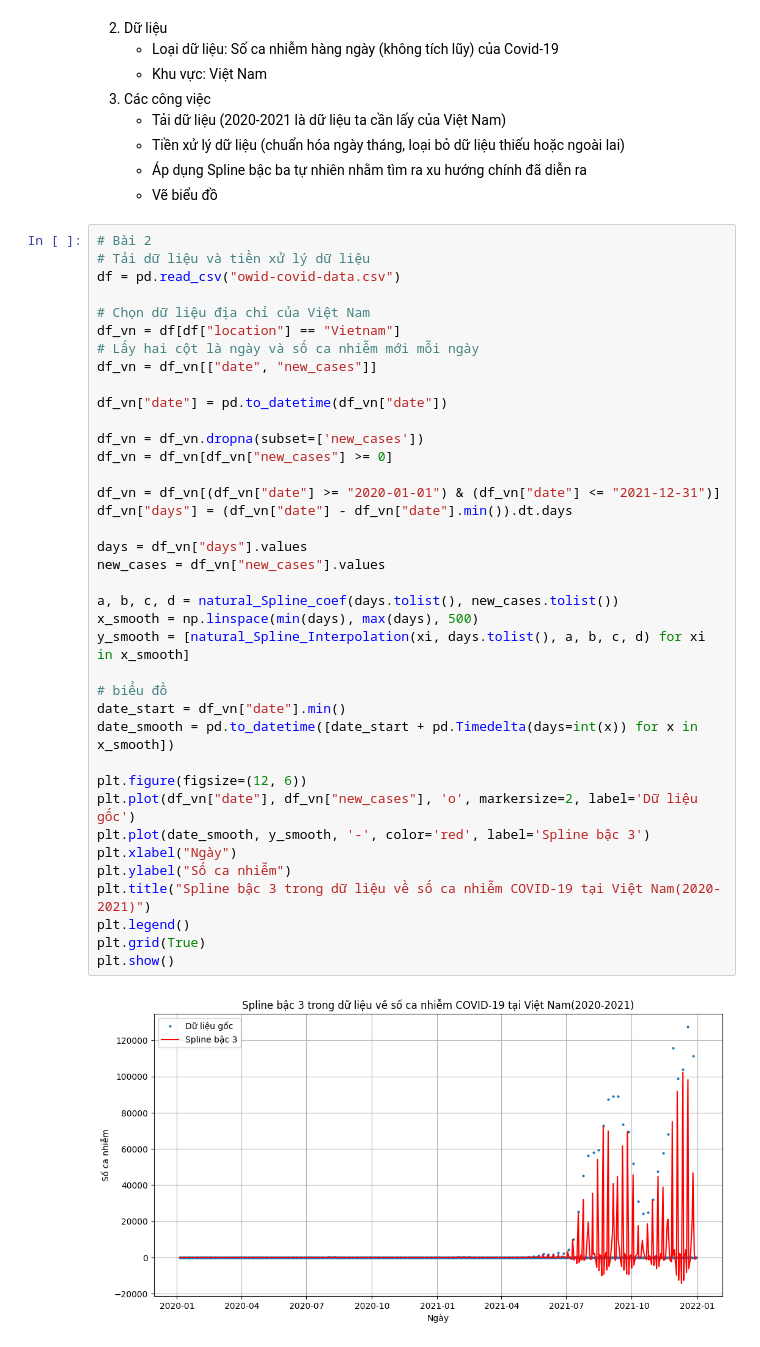
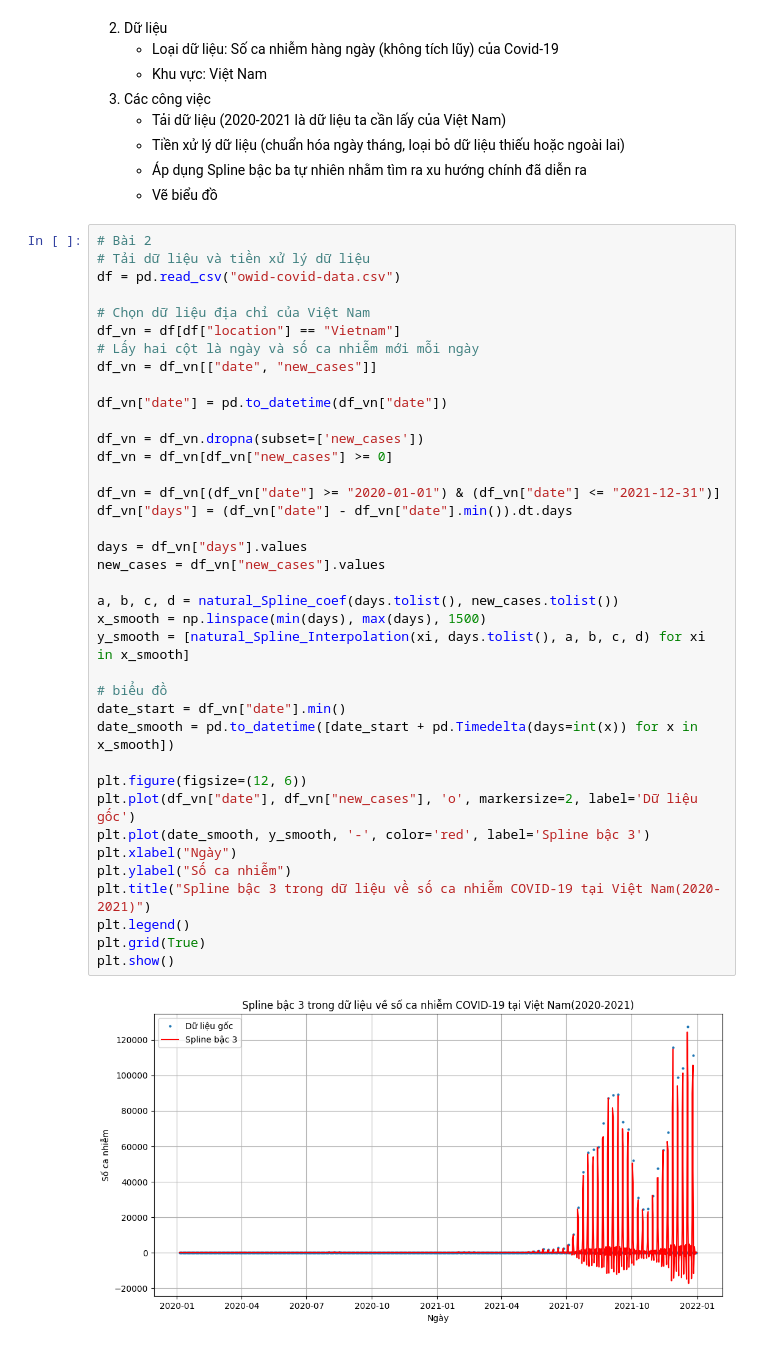
Before and after one commit to AkiraTomori/Interpolation, a Jupyter notebook: Test.ipynb, the cells around one changed output. Saved outputs shown, nothing was run; the diff lists cells and outputs as text.

```diff
--- a/Test.ipynb
+++ b/Test.ipynb
@@ -150,32 +218,32 @@ df_vn = df[df["location"] == "Vietnam"]
 df_vn = df_vn[["date", "new_cases"]]
 
 df_vn["date"] = pd.to_datetime(df_vn["date"])
 
 df_vn = df_vn.dropna(subset=['new_cases'])
 df_vn = df_vn[df_vn["new_cases"] >= 0]
 
 df_vn = df_vn[(df_vn["date"] >= "2020-01-01") & (df_vn["date"] <= "2021-12-31")]
 df_vn["days"] = (df_vn["date"] - df_vn["date"].min()).dt.days
 
 days = df_vn["days"].values
 new_cases = df_vn["new_cases"].values
 
 a, b, c, d = natural_Spline_coef(days.tolist(), new_cases.tolist())
-x_smooth = np.linspace(min(days), max(days), 500)
+x_smooth = np.linspace(min(days), max(days), 1500)
 y_smooth = [natural_Spline_Interpolation(xi, days.tolist(), a, b, c, d) for xi in x_smooth]
 
 # biểu đồ
 date_start = df_vn["date"].min()
 date_smooth = pd.to_datetime([date_start + pd.Timedelta(days=int(x)) for x in x_smooth])
 
 plt.figure(figsize=(12, 6))
 plt.plot(df_vn["date"], df_vn["new_cases"], 'o', markersize=2, label='Dữ liệu gốc')
 plt.plot(date_smooth, y_smooth, '-', color='red', label='Spline bậc 3')
 plt.xlabel("Ngày")
 plt.ylabel("Số ca nhiễm")
 plt.title("Spline bậc 3 trong dữ liệu về số ca nhiễm COVID-19 tại Việt Nam(2020-2021)")
 plt.legend()
 plt.grid(True)
 plt.show()
 # %% [output]
-[figure, old version]
+[figure, new version]
```
Also changed, not shown: parts of 3 cells of this notebook.
